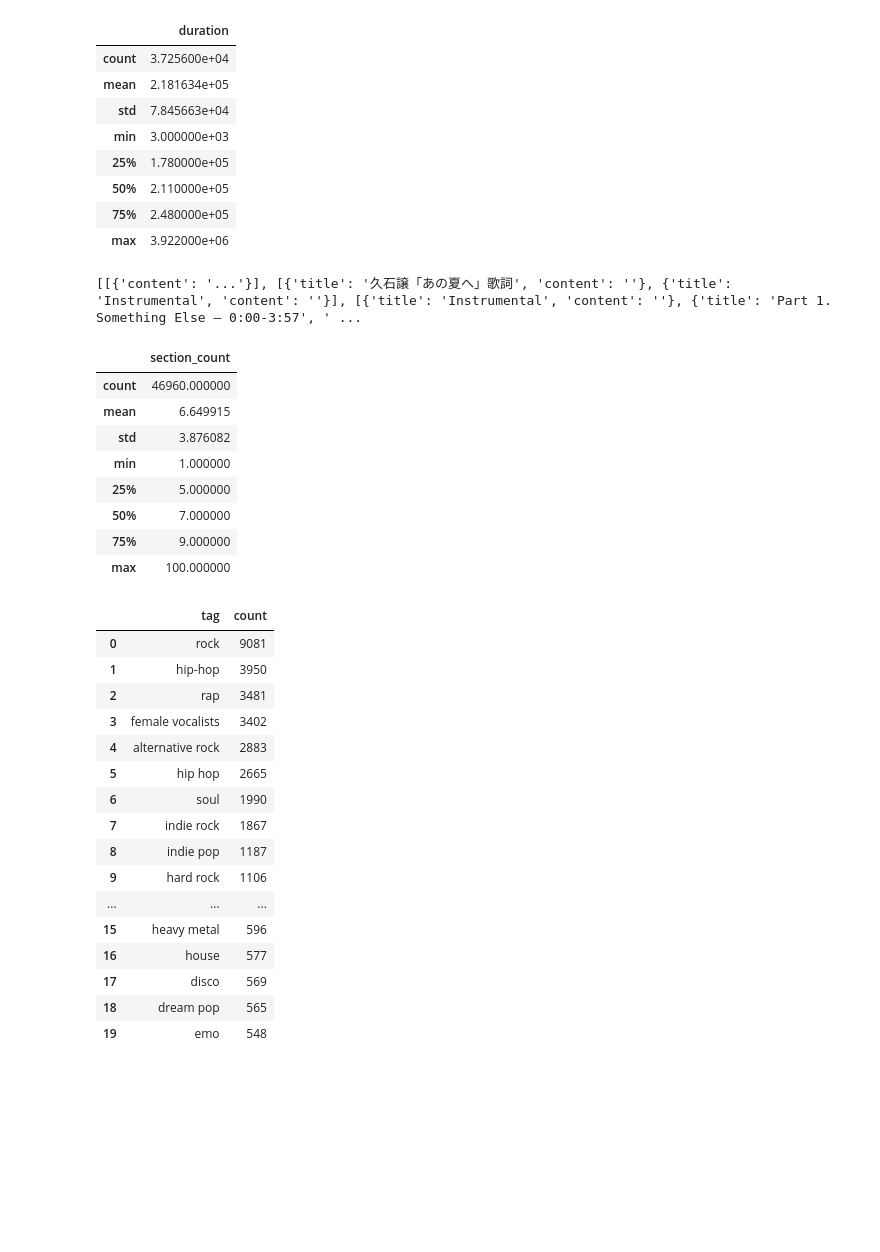
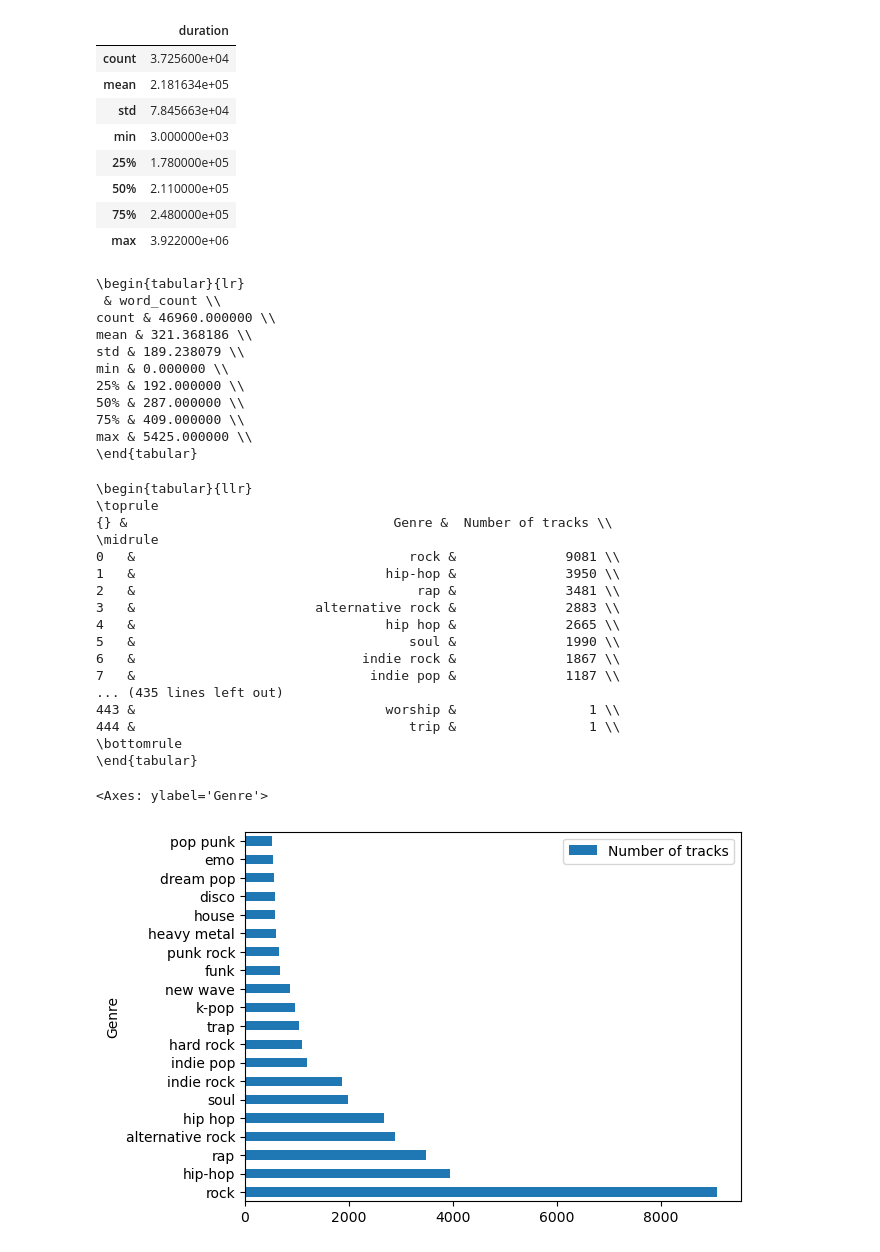
Before and after one commit to gwealm/VerseVault, a Jupyter notebook: characterization/characterization.ipynb, the cells around one changed output. Saved outputs shown, nothing was run; the diff lists cells and outputs as text; code cells hidden in the pictures; blank space fills up the shorter version.

```diff
--- a/characterization/characterization.ipynb
+++ b/characterization/characterization.ipynb
@@ -96,57 +96,63 @@ for index, lyrics in enumerate(lookup_json.dump(obj, ["*", "lyrics"])):
     section_counts.append(len(sections))
     word_counts.append(num_words)
 
-print(weird_songs)
+# print(weird_songs)
 
 df_word_counts = pd.DataFrame(word_counts, columns=["word_count"])
-df_word_counts.describe()
+print(df_word_counts.describe().style.to_latex())
 
 df_section_counts = pd.DataFrame(section_counts, columns=["section_count"])
-df_section_counts.describe()
+# df_section_counts.describe().style.to_latex()
 # %% [output]
-[[{'content': '...'}], [{'title': '久石譲「あの夏へ」歌詞', 'content': ''}, {'title': 'Instrumental', 'content': ''}], [{'title': 'Instrumental', 'content': ''}, {'title': 'Part 1. Something Else – 0:00-3:57', ' ...
+\begin{tabular}{lr}
+ & word_count \\
+count & 46960.000000 \\
+mean & 321.368186 \\
+std & 189.238079 \\
+min & 0.000000 \\
+25% & 192.000000 \\
+50% & 287.000000 \\
+75% & 409.000000 \\
+max & 5425.000000 \\
+\end{tabular}
-|  | section_count |
-| count | 46960.000000 |
-| mean | 6.649915 |
-| std | 3.876082 |
-| min | 1.000000 |
-| 25% | 5.000000 |
-| 50% | 7.000000 |
-| 75% | 9.000000 |
-| max | 100.000000 |
 # %%
 genre_counts = {}
 for genre in lookup_json.dump(obj, ["*", "genres", "*"]):
     if genre in genre_counts:
         genre_counts[genre] += 1
     else:
         genre_counts[genre] = 1
 
 
-genre_items = list(sorted(genre_counts.items(), key=lambda x: x[1], reverse=True))
-df_tag_counts = pd.DataFrame(genre_items, columns=["tag", "count"])
+genre_items = list(filter(lambda x: x[0] != "female vocalists", sorted(genre_counts.items(), key=lambda x: x[1], reverse=True)))
+
+df_tag_counts = pd.DataFrame(genre_items, columns=["Genre", "Number of tracks"])
 df_tag_counts.describe()
 
+print(df_tag_counts.to_latex())
+
 # df_tag_counts.plot.bar(x="tag", y="count")
-df_tag_counts.head(20)
+df_tag_counts.head(20).plot.barh(x="Genre", y="Number of tracks")
 # %% [output]
-|  | tag | count |
-| 0 | rock | 9081 |
-| 1 | hip-hop | 3950 |
-| 2 | rap | 3481 |
-| 3 | female vocalists | 3402 |
-| 4 | alternative rock | 2883 |
-| 5 | hip hop | 2665 |
-| 6 | soul | 1990 |
-| 7 | indie rock | 1867 |
-| 8 | indie pop | 1187 |
-| 9 | hard rock | 1106 |
-| ... | ... | ... |
-| 15 | heavy metal | 596 |
-| 16 | house | 577 |
-| 17 | disco | 569 |
-| 18 | dream pop | 565 |
-| 19 | emo | 548 |
+\begin{tabular}{llr}
+\toprule
+{} &                                  Genre &  Number of tracks \\
+\midrule
+0   &                                   rock &              9081 \\
+1   &                                hip-hop &              3950 \\
+2   &                                    rap &              3481 \\
+3   &                       alternative rock &              2883 \\
+4   &                                hip hop &              2665 \\
+5   &                                   soul &              1990 \\
+6   &                             indie rock &              1867 \\
+7   &                              indie pop &              1187 \\
+... (435 lines left out)
+443 &                                worship &                 1 \\
+444 &                                   trip &                 1 \\
+\bottomrule
+\end{tabular}
+<Axes: ylabel='Genre'>
+[figure, added]
 # %%
 year_counts = {}
 
```
Also changed, not shown: parts of 2 cells of this notebook, 14 other files.
